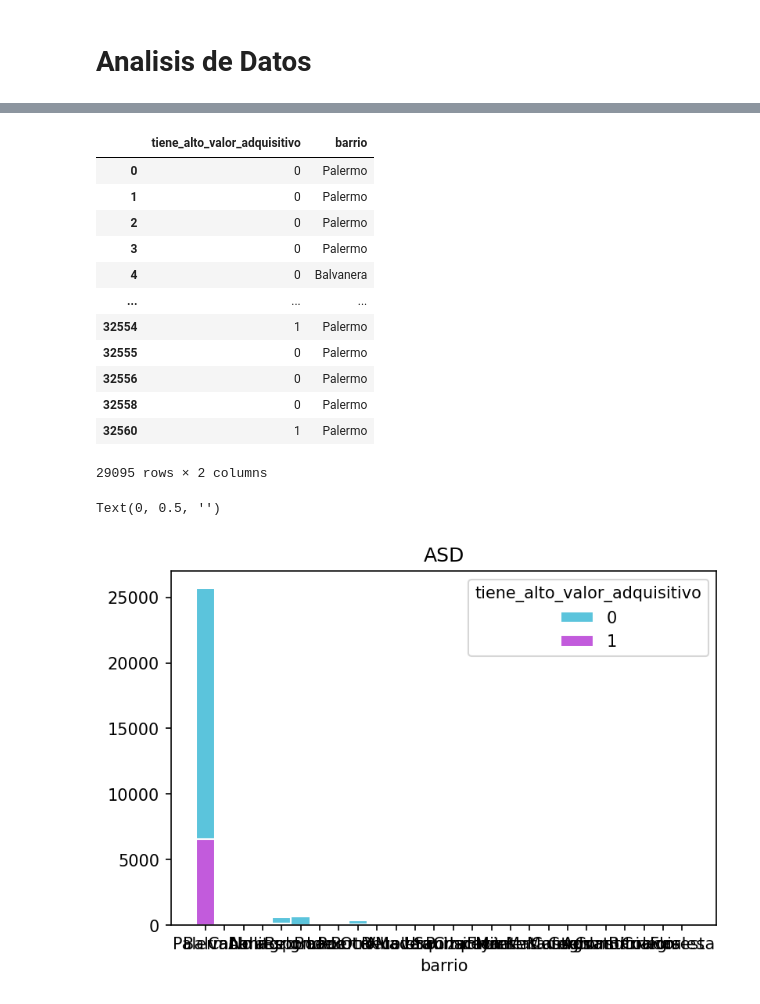
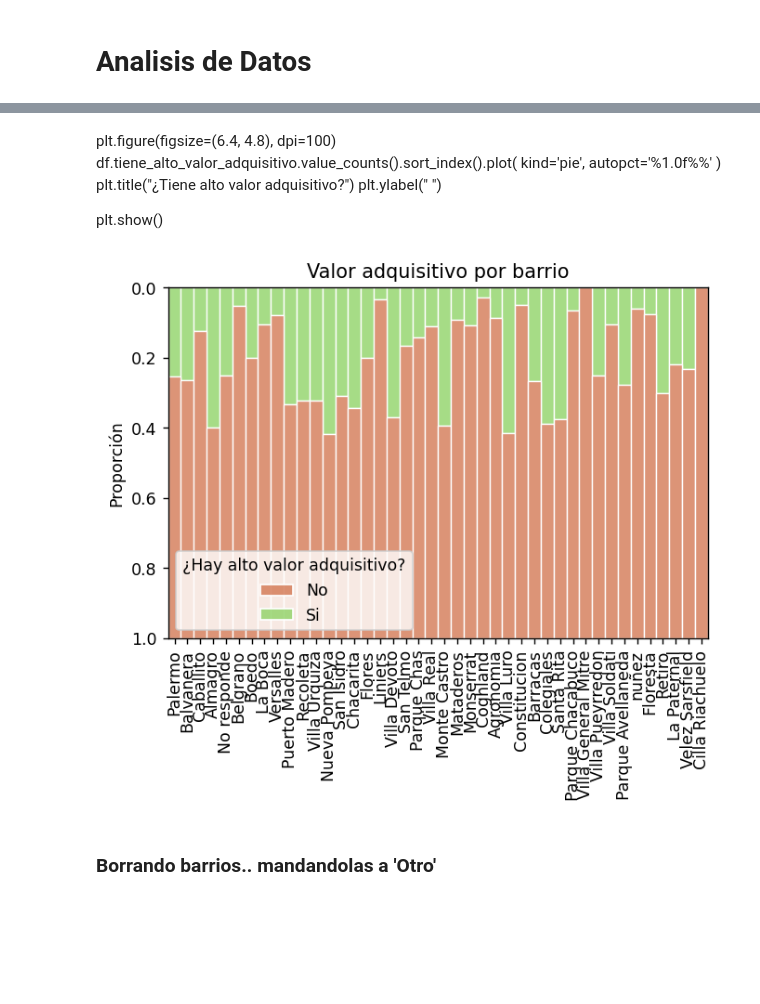
Before and after one commit to fjpacheco/machine-learning, a Jupyter notebook: version_1_playing.ipynb, the cells around one changed output, grey strips where cells are left out. Cells and saved outputs as stored; diff of their text form; code cells hidden in the pictures; blank space fills up the shorter version.

```diff
--- a/version_1_playing.ipynb
+++ b/version_1_playing.ipynb
@@ -787,35 +735,35 @@ memory usage: 2.2+ MB
-# %%
-df2 = df[['tiene_alto_valor_adquisitivo','barrio']]
-df2
-# %% [output]
-|  | tiene_alto_valor_adquisitivo | barrio |
-| 0 | 0 | Palermo |
-| 1 | 0 | Palermo |
-| 2 | 0 | Palermo |
-| 3 | 0 | Palermo |
-| 4 | 0 | Balvanera |
-| ... | ... | ... |
-| 32554 | 1 | Palermo |
-| 32555 | 0 | Palermo |
-| 32556 | 0 | Palermo |
-| 32558 | 0 | Palermo |
-| 32560 | 1 | Palermo |
-29095 rows × 2 columns
-# %%
-plt.figure(dpi=150)
-
-ax = sns.histplot(
-    df2,
-    x='barrio',
-    hue='tiene_alto_valor_adquisitivo',
-    multiple='stack',
-    palette=['#24b1d1', '#ae24d1'],
-    edgecolor='white',
-    shrink=1
-)
-
-ax.set_title('ASD')
-ax.set_ylabel(None)
-# %% [output]
-Text(0, 0.5, '')
-[figure, removed]
+# %% [markdown]
+plt.figure(figsize=(6.4, 4.8), dpi=100)
+df.tiene_alto_valor_adquisitivo.value_counts().sort_index().plot(
+    kind='pie', autopct='%1.0f%%'
+)
+plt.title("¿Tiene alto valor adquisitivo?")
+plt.ylabel(" ")
+
+plt.show()
+# %%
+df3 = df
+df3.rename(columns={'tiene_alto_valor_adquisitivo':'¿Hay alto valor adquisitivo?','barrio':'Barrio'},inplace=True)
+df3['¿Hay alto valor adquisitivo?'].replace([0,1],['No','Si'],inplace=True)
+# %%
+plt.figure(dpi=125)
+
+ax = sns.histplot(
+    df3,
+    x='Barrio',
+    hue='¿Hay alto valor adquisitivo?',
+    multiple='fill',
+    palette=['#D17049', "#89D15E"],
+    edgecolor='white',
+)
+
+plt.xticks(rotation=90)
+ax.set_title('Valor adquisitivo por barrio')
+ax.set_ylabel('Proporción')
+ax.set_xlabel('')
+ax.set_ylim(0,1)
+ax.invert_yaxis()
+# %% [output]
+[figure, added]
+# %% [markdown]
+### Borrando barrios.. mandandolas a 'Otro'
```
Also changed, not shown: parts of 20 cells of this notebook.
